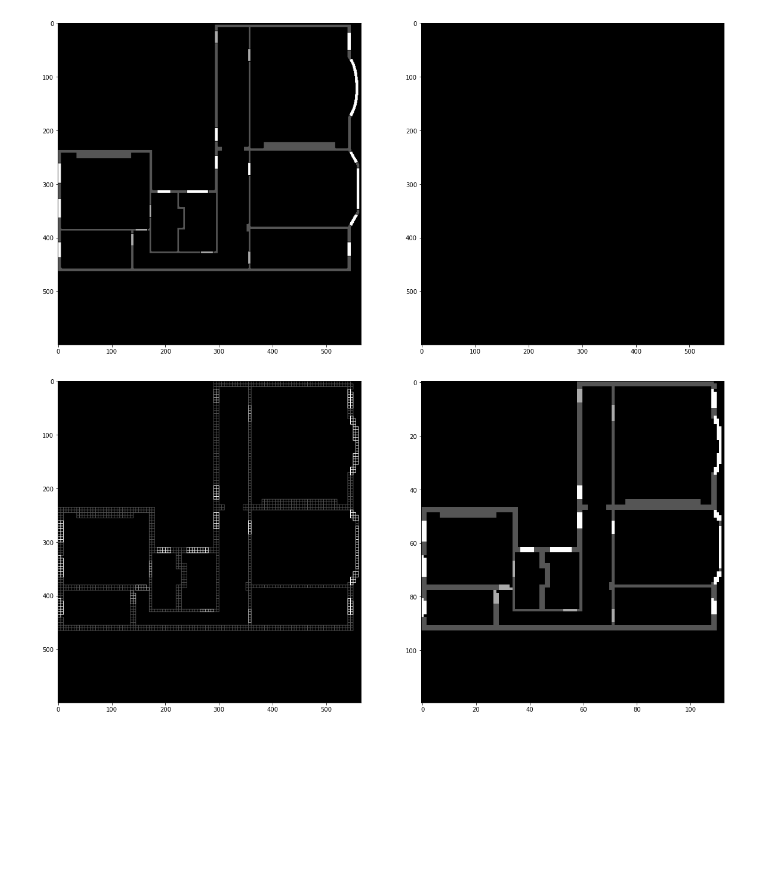
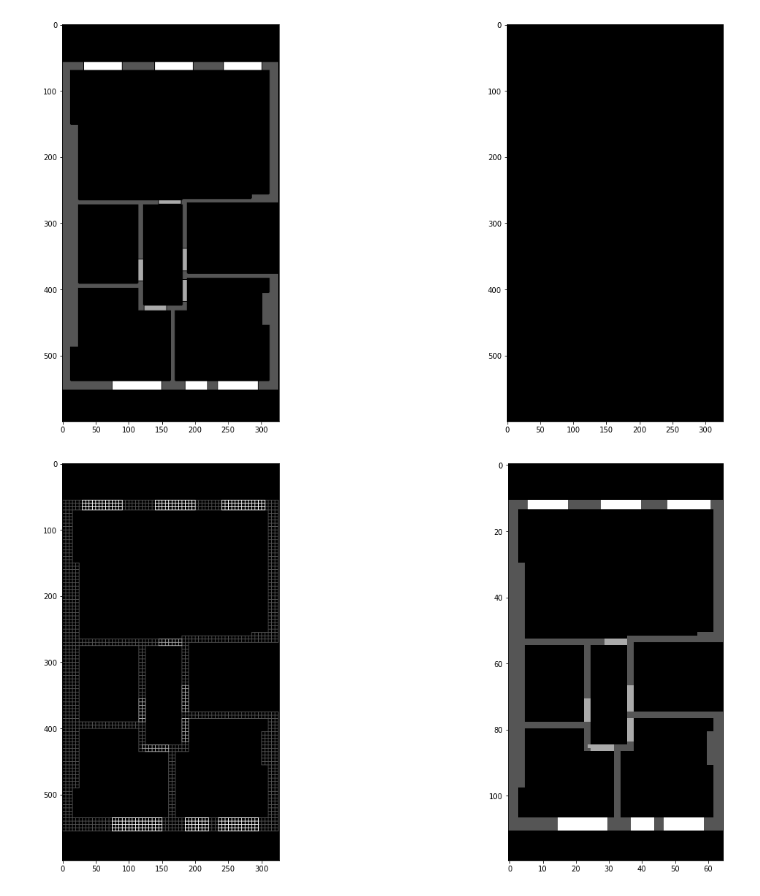
Before and after one commit to Oskage/auto-camera-placement, a Jupyter notebook: mask_processing/process.ipynb, the cells around one changed output. Saved outputs shown, nothing was run; the diff lists cells and outputs as text; code cells hidden in the pictures; blank space fills up the shorter version.

```diff
--- a/mask_processing/process.ipynb
+++ b/mask_processing/process.ipynb
@@ -18,11 +27,11 @@ from functional import (
 %autoreload 2
 # %%
 masks = load_masks('masks')
-some_mask = masks[1]
+some_mask = masks[6]
 plot_gray_images(some_mask)
 # plot_gray_images(*masks)
 # %% [output]
-[figure, old version]
+[figure, new version]
 # %%
 rectangles_mask = np.zeros_like(some_mask)
 rectangles = dict()
@@ -35,7 +44,7 @@ for label in Label:
 primitive_mask = get_primitive_mask_by_rectangles(some_mask, rectangles)
 plot_gray_images(rectangles_mask, primitive_mask)
 # %% [output]
-[figure, old version]
+[figure, new version]
 # %%
 iter_num = 10
 
```
Also changed, not shown: parts of 9 cells of this notebook, 1 other file.
